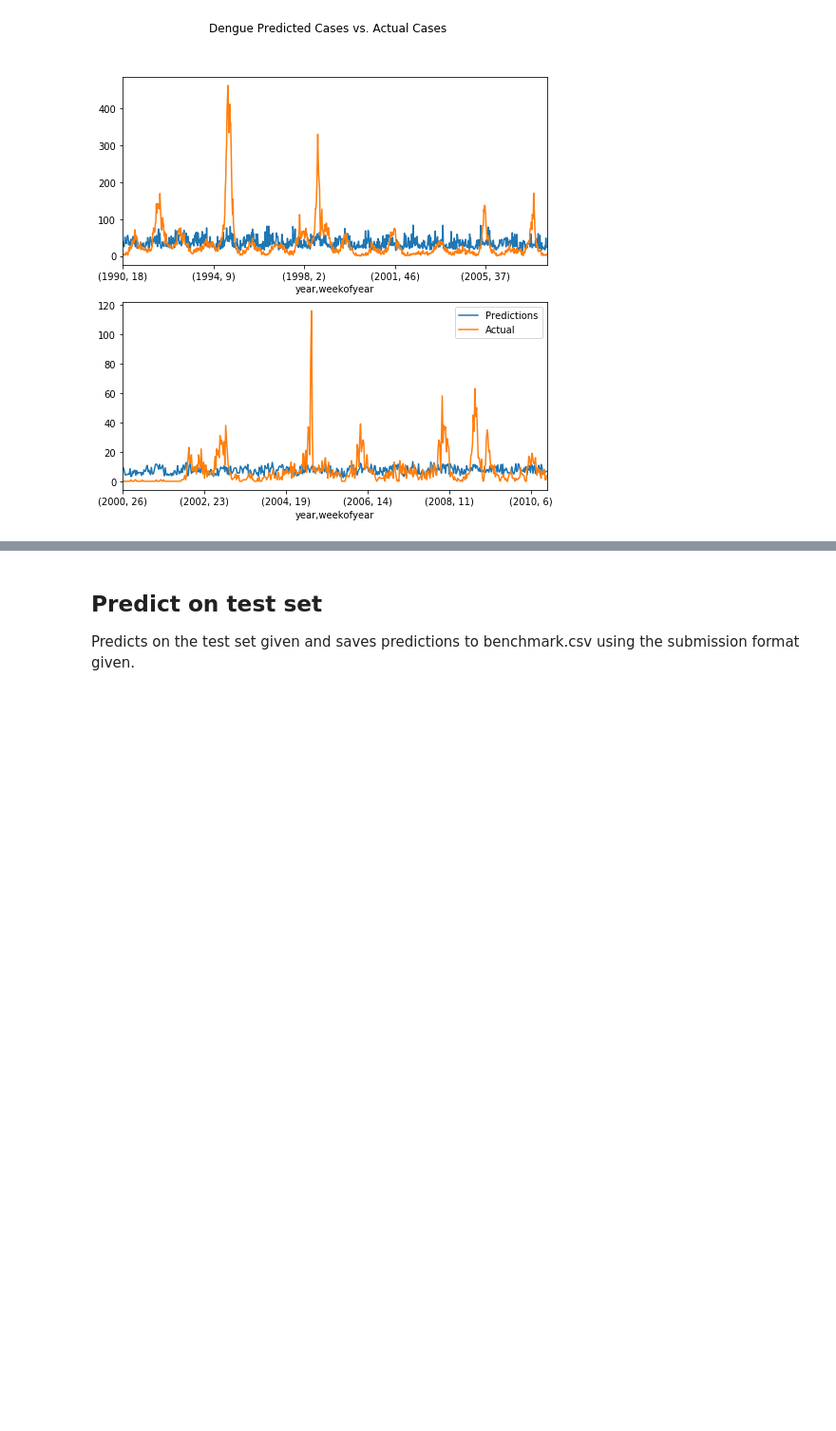
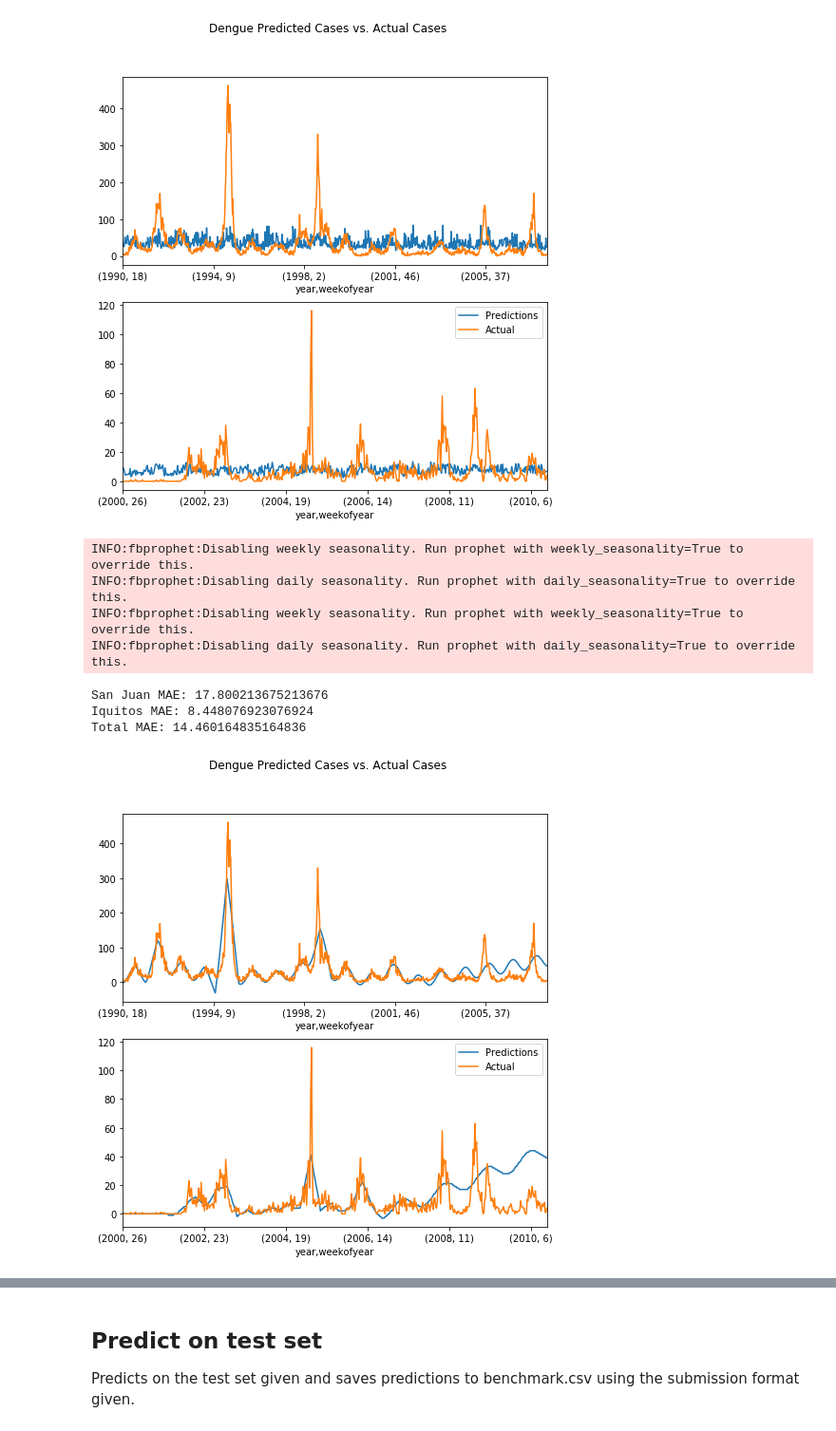
Before and after one commit to GaeaStorm/DengAI-Challenge, a Jupyter notebook: train.py.ipynb, the cells around one changed output, grey strips where cells are left out. Shown at 95% size. Drawn from its saved outputs; the diff is of its cells as text; code cells hidden in the pictures; blank space fills up the shorter version.

```diff
--- a/train.py.ipynb
+++ b/train.py.ipynb
@@ -242,5 +203,8 @@ def poly_knn_model(train, test):
 # %%
 def kneighbours_model(train, test):
+    train = train.drop(columns=['week_start_date']).copy()
+    test = test.drop(columns=['week_start_date']).copy()
+
     X = train.drop(columns=['total_cases'])
     Y = train.total_cases
 
@@ -259,6 +223,17 @@ def kneighbours_model(train, test):
     reg.fit(X, Y)
 
     return reg
+# %%
+def fb_prophet_model(train, test, seas, flex):
+    prophet_data = train[['week_start_date', 'total_cases']]
+    prophet_data.columns = ['ds', 'y']
+    prophet = Prophet(changepoint_prior_scale=flex, yearly_seasonality=seas)
+    prophet.fit(prophet_data)
+
+    test_data = test["week_start_date"].copy()
+    future_frame = prophet.make_future_dataframe(periods=len(test_data), freq='W')
+
+    return prophet, future_frame
 # %% [markdown]
 ## Check Results
 Checks results of models by plotting against actual values and calculating the Mean Absolute Error for the individual models and together.
@@ -340,6 +321,36 @@ San Juan MAE: 28.443547008547007
 Iquitos MAE: 6.559230769230769
 Total MAE: 20.62771978021978
 [figure]
+# %%
+sj_best_model, test_prop_sj = fb_prophet_model(sj_train_subtrain, sj_train_subtest, 1, 52)
+iq_best_model, test_prop_iq = fb_prophet_model(iq_train_subtrain, iq_train_subtest, 1, 10)
+
+pred_sj = sj_best_model.predict(test_prop_sj)
+pred_iq = iq_best_model.predict(test_prop_iq)
+
+pred_sj = pred_sj[['ds', 'yhat']].yhat.apply(lambda x : int(x))
+pred_iq = pred_iq[['ds', 'yhat']].yhat.apply(lambda x : int(x))
+
+plot_against(pred_sj, pred_iq)
+
+sj_mae = mae_calc(pred_sj.values, sj_train.total_cases)
+sj_models_mae.append(sj_mae)
+print("San Juan MAE:", sj_mae)
+iq_mae = mae_calc(pred_iq.values, iq_train.total_cases)
+iq_models_mae.append(iq_mae)
+print("Iquitos MAE:", iq_mae)
+total_mae = (np.abs(pred_sj.values - sj_train.total_cases).sum() +
+             np.abs(pred_iq.values - iq_train.total_cases).sum()) / (sj_train.shape[0] + iq_train.shape[0])
+print("Total MAE:", total_mae)
+# %% [output]
+INFO:fbprophet:Disabling weekly seasonality. Run prophet with weekly_seasonality=True to override this.
+INFO:fbprophet:Disabling daily seasonality. Run prophet with daily_seasonality=True to override this.
+INFO:fbprophet:Disabling weekly seasonality. Run prophet with weekly_seasonality=True to override this.
+INFO:fbprophet:Disabling daily seasonality. Run prophet with daily_seasonality=True to override this.
+San Juan MAE: 17.800213675213676
+Iquitos MAE: 8.448076923076924
+Total MAE: 14.460164835164836
+[figure, added]
 # %%
 error_map = pd.DataFrame()
 error_map["models"] = models
```
Also changed, not shown: parts of 12 cells of this notebook.
